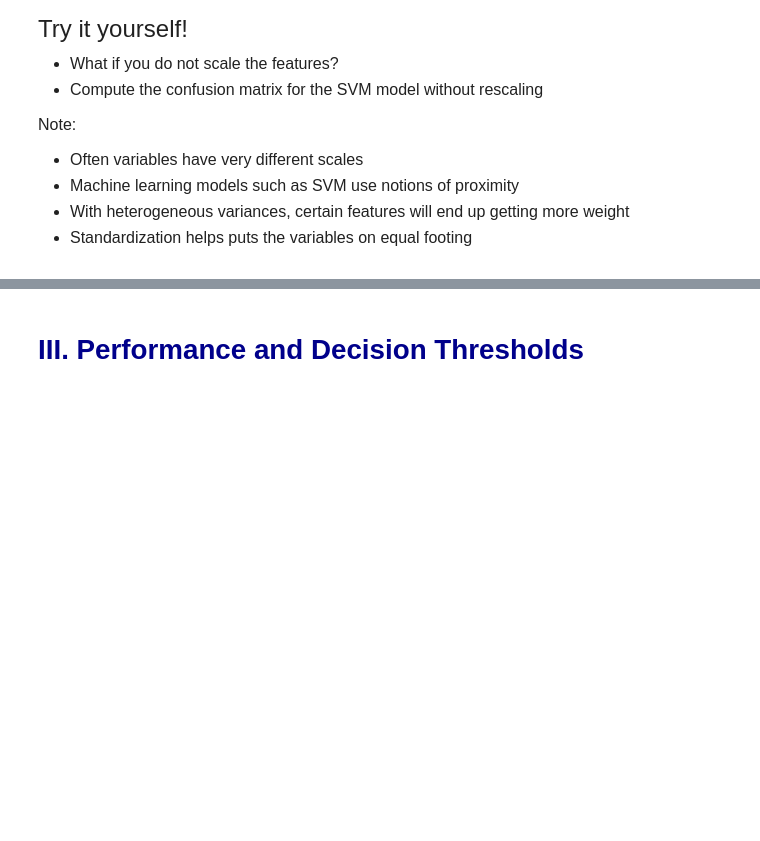
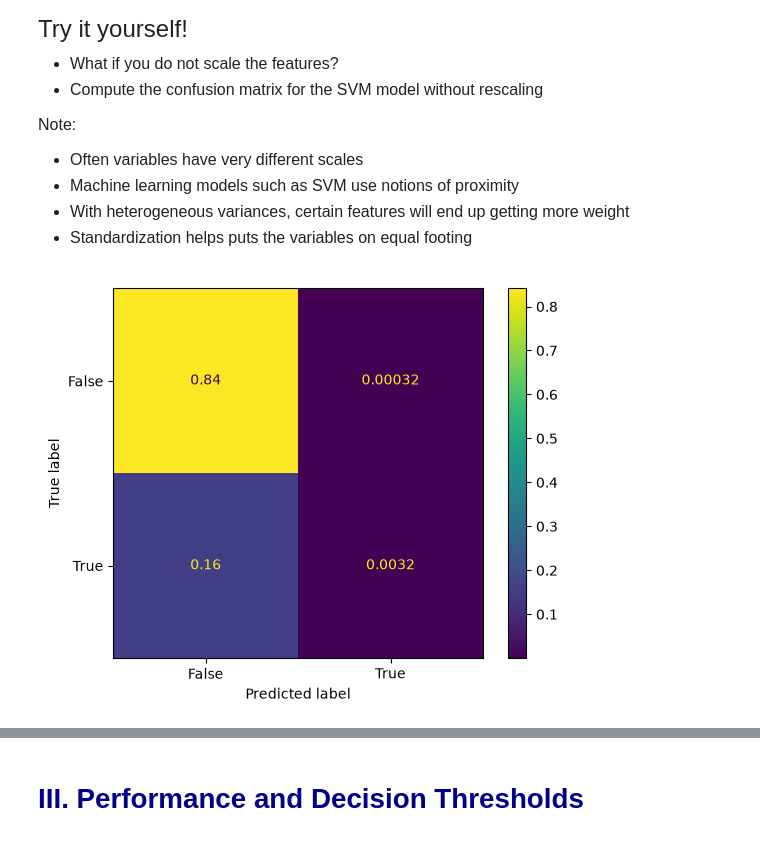
Before and after one commit to ladin-toplu/datasci530fall2026, a Jupyter notebook: Lecture 15/Lecture 15 - Classification Metrics.ipynb, the cells around one changed output, grey strips where cells are left out. Saved outputs shown, nothing was run; the diff lists cells and outputs as text; code cells hidden in the pictures; blank space fills up the shorter version.

```diff
--- a/Lecture 15/Lecture 15 - Classification Metrics.ipynb
+++ b/Lecture 15/Lecture 15 - Classification Metrics.ipynb
@@ -236,0 +249,22 @@ weight
+# %%
+
+svm_unscaled = SVC()
+svm_unscaled.fit(X_train, y_train)
+
+predictions_unscaled = svm_unscaled.predict(X_test)
+
+cm_unscaled = confusion_matrix(
+    y_test,
+    predictions_unscaled,
+    labels=svm_unscaled.classes_
+) / len(y_test)
+
+disp = ConfusionMatrixDisplay(
+    confusion_matrix=cm_unscaled,
+    display_labels=svm_unscaled.classes_
+)
+
+disp.plot()
+plt.show()
+# %% [output]
+[figure, added]
```
Also changed, not shown: parts of 4 cells of this notebook.
